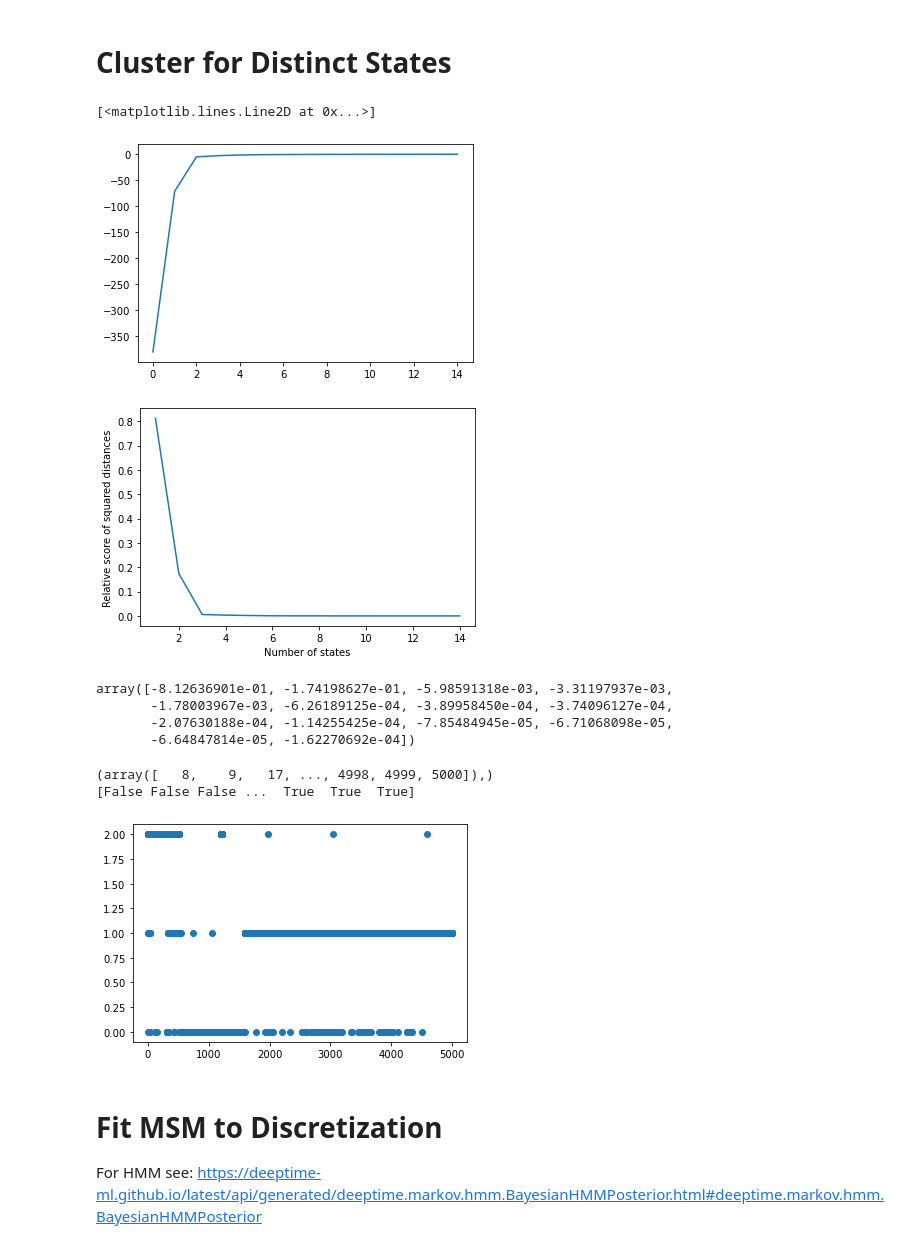
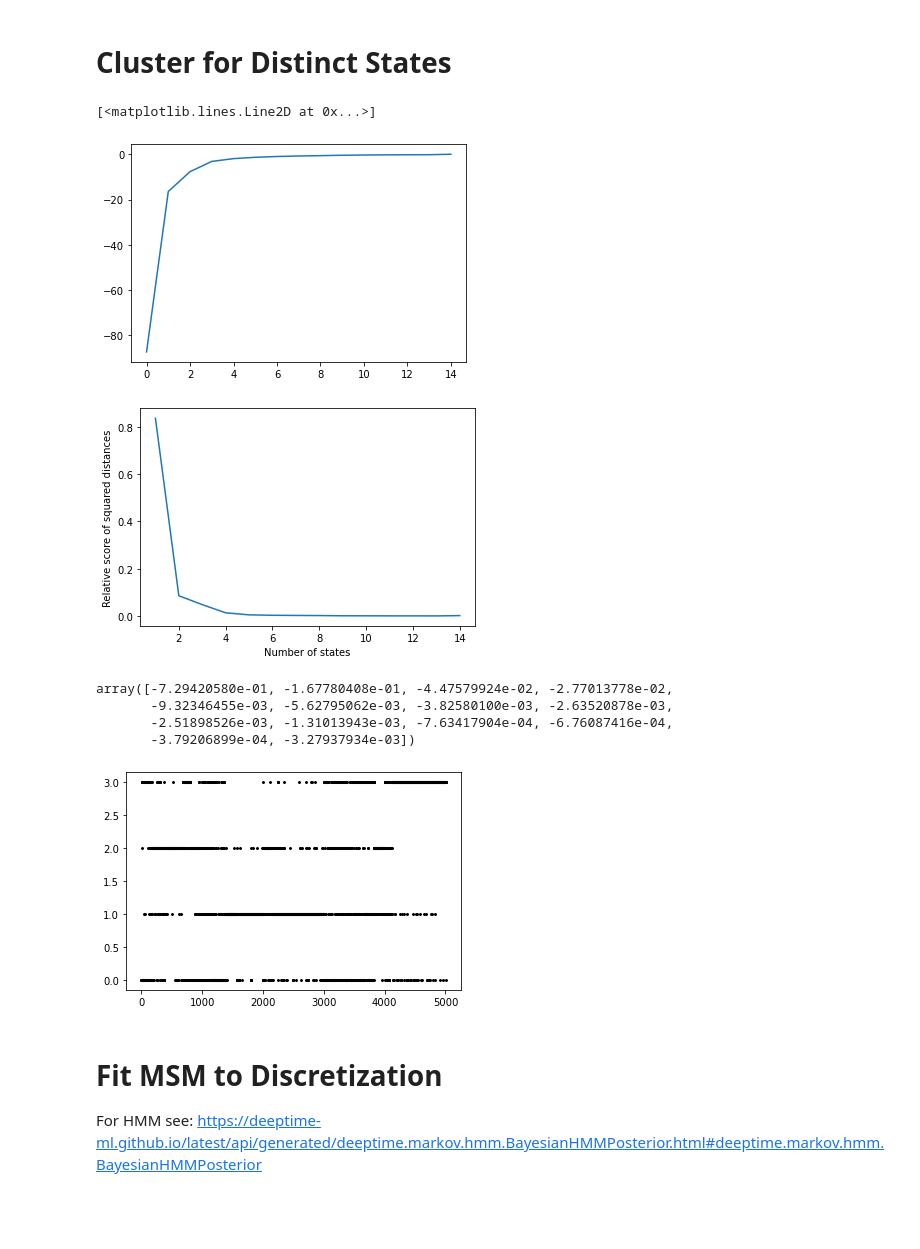
Before and after one commit to cap-jmk/dylightful, a Jupyter notebook: notebooks/Variational_Autoencoders.ipynb, the cells around one changed output. Cells and saved outputs as stored; diff of their text form; code cells hidden in the pictures; blank space fills up the shorter version.

```diff
--- a/notebooks/Variational_Autoencoders.ipynb
+++ b/notebooks/Variational_Autoencoders.ipynb
@@ -115,2 +135,2 @@ The length of the observation sequence is  5001
 # %%
-time_ser.shape
+time_ser = time_ser
@@ -176,7 +194,7 @@ for i in range(1, 15):
 plt.plot(scores[1:])
 # %% [output]
 [<matplotlib.lines.Line2D at 0x...>]
-[figure, old version]
+[figure, new version]
 # %%
 len(np.unique(proj))
 metric = np.diff(sum_of_squared_distances[1:] / sum_of_squared_distances[1:][0])
@@ -185,25 +203,22 @@ diff = np.abs(np.diff(sum_of_squared_distances[1:] / sum_of_squared_distances[1:
 plt.plot(np.arange(1, len(diff) + 1, 1), diff)
 plt.xlabel("Number of states")
 plt.ylabel("Relative score of squared distances")
-plt.savefig("ZIKA_ellbow.png", dpi=300)
+plt.savefig("HIV_ellbow_full.png", dpi=300)
 # %% [output]
-[figure, old version]
+[figure, new version]
 # %%
 metric
 # %% [output]
-array([-8.12636901e-01, -1.74198627e-01, -5.98591318e-03, -3.31197937e-03,
-       -1.78003967e-03, -6.26189125e-04, -3.89958450e-04, -3.74096127e-04,
-       -2.07630188e-04, -1.14255425e-04, -7.85484945e-05, -6.71068098e-05,
-       -6.64847814e-05, -1.62270692e-04])
+array([-7.29420580e-01, -1.67780408e-01, -4.47579924e-02, -2.77013778e-02,
+       -9.32346455e-03, -5.62795062e-03, -3.82580100e-03, -2.63520878e-03,
+       -2.51898526e-03, -1.31013943e-03, -7.63417904e-04, -6.76087416e-04,
+       -3.79206899e-04, -3.27937934e-03])
 # %%
 # get labels
-clf = KMeans(n_clusters=3, random_state=random_state).fit(proj)
+clf = KMeans(n_clusters=4, random_state=random_state).fit(proj)
 labels = clf.labels_
-plt.scatter(np.arange(0, len(time_ser), 1), labels)
-print(np.where(labels.astype(int) == 1))
-print(labels == 1)
+plt.scatter(np.arange(0, len(time_ser), 1), labels, marker="x", s=4, color="black")
+plt.savefig("HIV_Discretized_Traj.png", dpi=300)
 # %% [output]
-(array([   8,    9,   17, ..., 4998, 4999, 5000]),)
-[False False False ...  True  True  True]
-[figure, old version]
+[figure, new version]
 # %%
```
Also changed, not shown: parts of 26 cells of this notebook, 12 other files.
